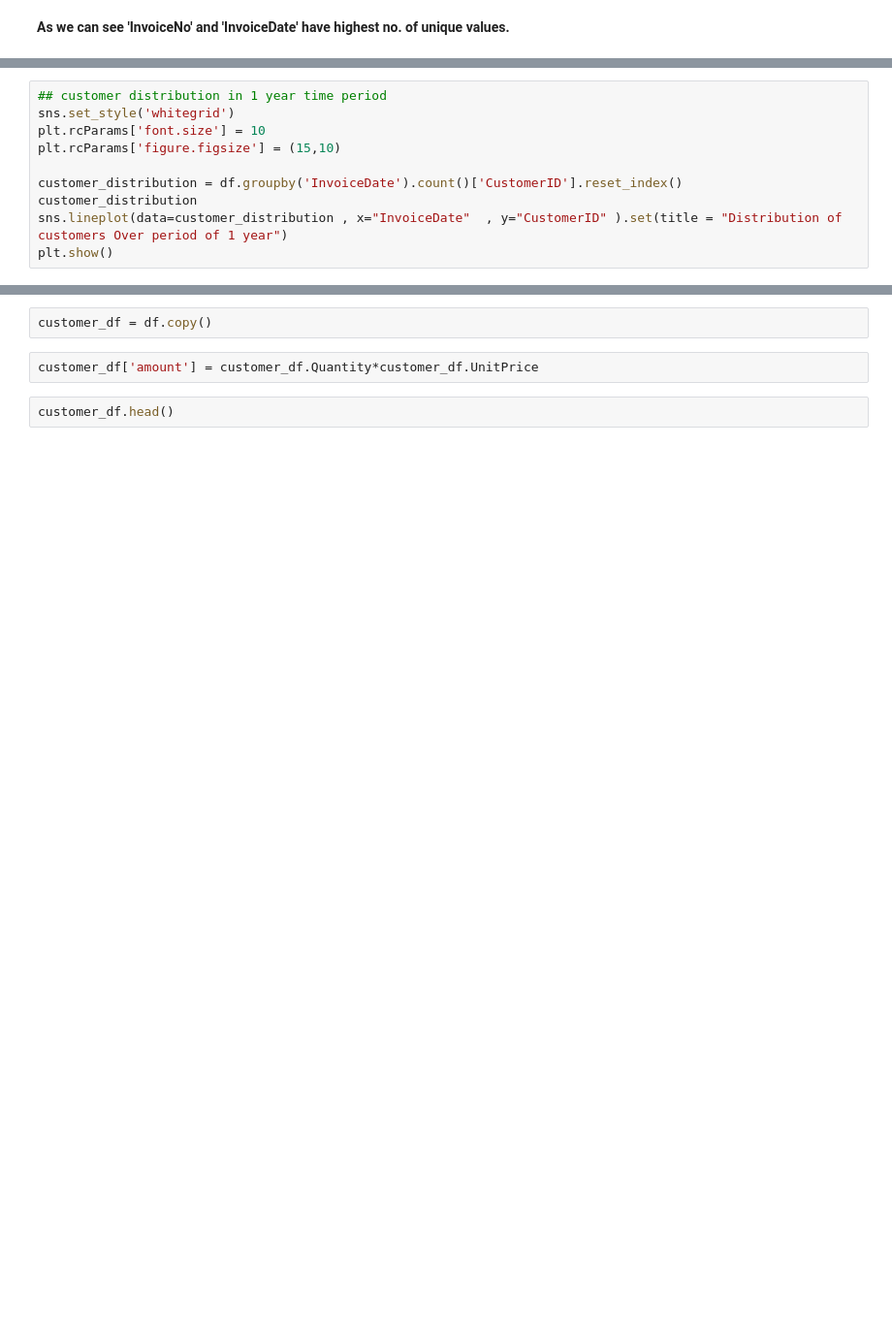
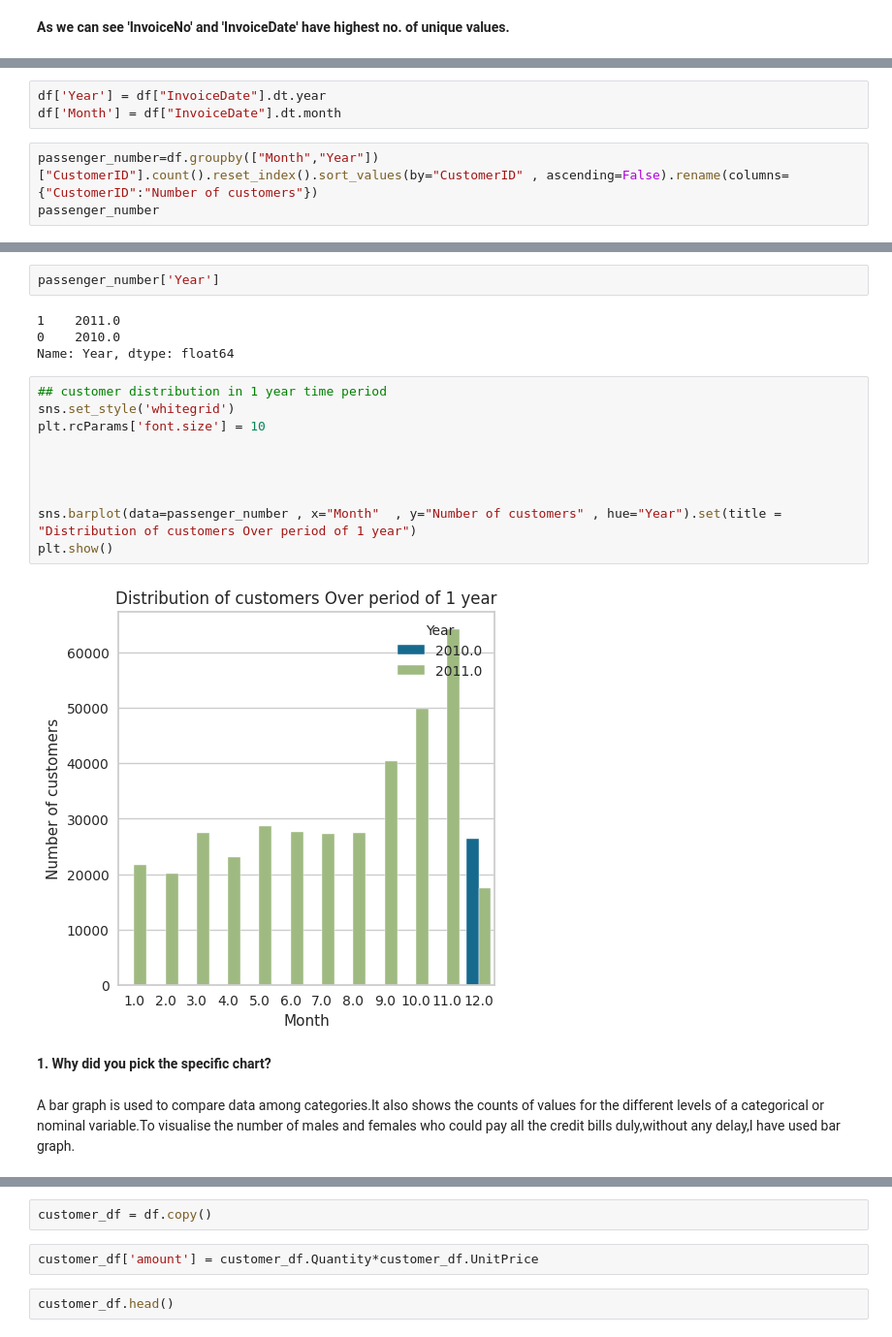
Before and after one commit to 1991Ab/Capstone-Project-4-Online-Retail-Customer-Segmentation, a Jupyter notebook: Online_Retail_Customer_Segmentation.ipynb, the cells around one changed output, grey strips where cells are left out. Shown at 97% size. Drawn from its saved outputs; the diff is of its cells as text; blank space fills up the shorter version.

```diff
--- a/Online_Retail_Customer_Segmentation.ipynb
+++ b/Online_Retail_Customer_Segmentation.ipynb
@@ -625,0 +653,6 @@ plt.show()
+# %%
+df['Year'] = df["InvoiceDate"].dt.year
+df['Month'] = df["InvoiceDate"].dt.month
+# %%
+passenger_number=df.groupby(["Month","Year"])["CustomerID"].count().reset_index().sort_values(by="CustomerID" , ascending=False).rename(columns={"CustomerID":"Number of customers"})
+passenger_number
@@ -626,11 +674,23 @@ plt.show()
+# %%
+passenger_number['Year']
+# %% [output]
+1    2011.0
+0    2010.0
+Name: Year, dtype: float64
 # %%
 ## customer distribution in 1 year time period
 sns.set_style('whitegrid')
 plt.rcParams['font.size'] = 10
-plt.rcParams['figure.figsize'] = (15,10)
 
-customer_distribution = df.groupby('InvoiceDate').count()['CustomerID'].reset_index()
-customer_distribution
-sns.lineplot(data=customer_distribution , x="InvoiceDate"  , y="CustomerID" ).set(title = "Distribution of customers Over period of 1 year")
+
+
+
+sns.barplot(data=passenger_number , x="Month"  , y="Number of customers" , hue="Year").set(title = "Distribution of customers Over period of 1 year")
 plt.show()
+# %% [output]
+[figure, added]
+# %% [markdown]
+**1. Why did you pick the specific chart?**
+# %% [markdown]
+A bar graph is used to compare data among categories.It also shows the counts of values for the different levels of a categorical or nominal variable.To visualise   the number of males and females who could pay all the credit bills duly,without any delay,I have used bar graph.
 # %% [markdown]
```
Also changed, not shown: parts of 40 cells of this notebook.
